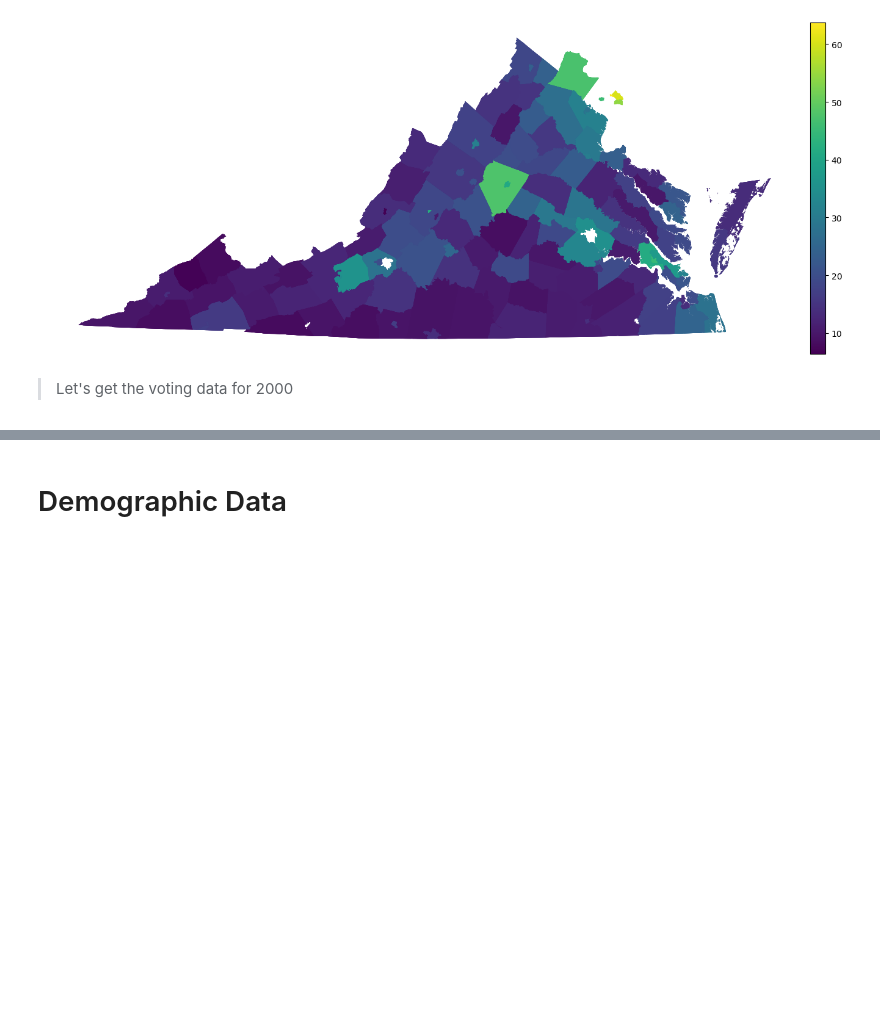
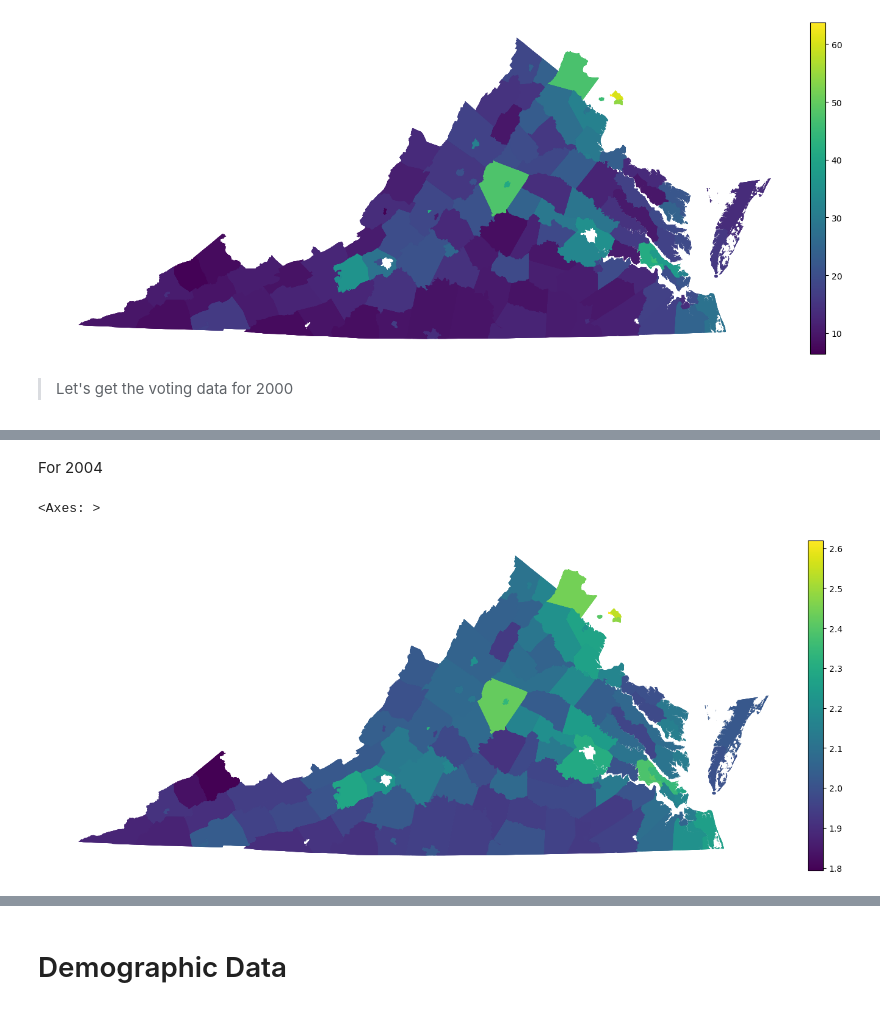
Before and after one commit to farhaniwnl/project_voting_crg3ts, a Jupyter notebook: drafting.ipynb, the cells around one changed output, grey strips where cells are left out. Saved outputs shown, nothing was run; the diff lists cells and outputs as text; code cells hidden in the pictures; blank space fills up the shorter version.

Commit message:
more education maps

```diff
--- a/drafting.ipynb
+++ b/drafting.ipynb
@@ -130,0 +135,13 @@ df.plot(ax=ax,column='vote_diff_ihs_2000',legend=True,cax=cax,cmap='bwr',edgecol
+# %% [markdown]
+For 2004
+# %%
+df2004Ed = df[df['year'] == 2004]
+fig = plt.figure()
+ax = fig.add_axes([0, 0, 2, 2])
+divider = make_axes_locatable(ax)
+ax.axis('off')
+cax = divider.append_axes("right", size="2%", pad=0.08)
+df2004Ed.plot(ax=ax,column='Education_Index',legend=True,cax=cax)
+# %% [output]
+<Axes: >
+[figure, added]
```
Also changed, not shown: parts of 22 cells of this notebook.
